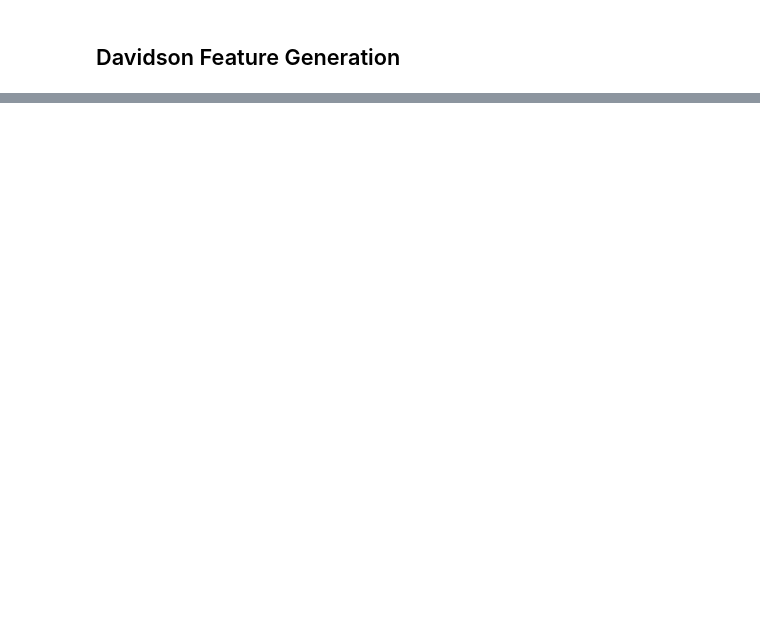
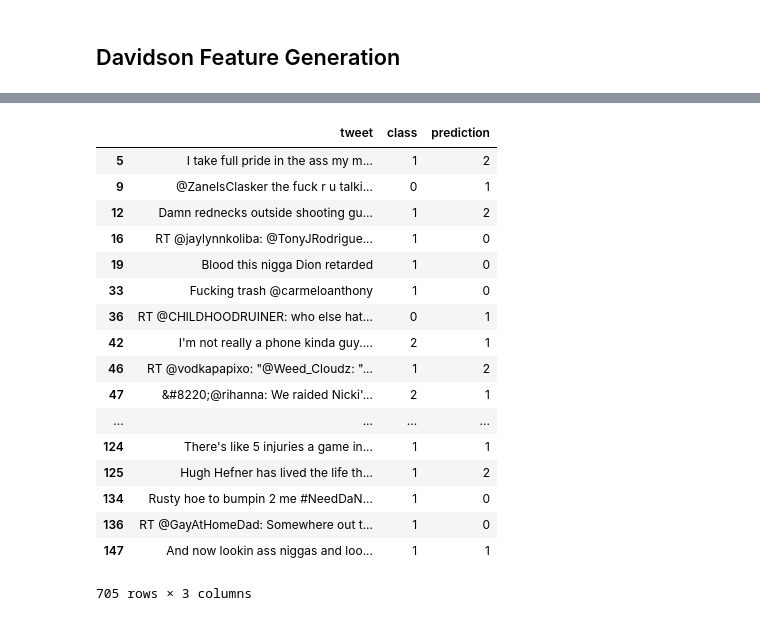
Before and after one commit to LACoderDeBH/CS224U_Final_Project_Hate_Speech_Detection_Explainability, a Jupyter notebook: our_model.ipynb, the cells around one changed output, grey strips where cells are left out. Saved outputs shown, nothing was run; the diff lists cells and outputs as text; code cells hidden in the pictures; blank space fills up the shorter version.

Commit message:
all csvs with correct and missed predictions added

```diff
--- a/our_model.ipynb
+++ b/our_model.ipynb
@@ -897,0 +1048,2 @@ See the caveats in the documentation: http://pandas.pydata.org/pandas-docs/stabl
+# %%
+bnt_hb_combined_preds = bnt_hb_combined_model.predict(test_M6)
@@ -897,0 +1052,2 @@ See the caveats in the documentation: http://pandas.pydata.org/pandas-docs/stabl
+# %%
+testing_tweets = test[['tweet','class']]
@@ -897,0 +1102,2 @@ See the caveats in the documentation: http://pandas.pydata.org/pandas-docs/stabl
+# %%
+test_bnt_hb_combined_missed, test_bnt_hb_combined_correct = evaluate(y_test, bnt_hb_combined_preds, testing_tweets)
@@ -897,0 +1124,3 @@ See the caveats in the documentation: http://pandas.pydata.org/pandas-docs/stabl
+# %%
+pd.set_option('display.max_colwidth', -1)
+pd.set_option('display.max_rows', 700)
@@ -897,0 +1189,21 @@ See the caveats in the documentation: http://pandas.pydata.org/pandas-docs/stabl
+# %%
+test_bnt_hb_combined_missed
+# %% [output]
+|  | tweet | class | prediction |
+| 5 | I take full pride in the ass my m... | 1 | 2 |
+| 9 | @ZaneIsClasker the fuck r u talki... | 0 | 1 |
+| 12 | Damn rednecks outside shooting gu... | 1 | 2 |
+| 16 | RT @jaylynnkoliba: @TonyJRodrigue... | 1 | 0 |
+| 19 | Blood this nigga Dion retarded | 1 | 0 |
+| 33 | Fucking trash @carmeloanthony | 1 | 0 |
+| 36 | RT @CHlLDHOODRUINER: who else hat... | 0 | 1 |
+| 42 | I'm not really a phone kinda guy.... | 2 | 1 |
+| 46 | RT @vodkapapixo: "@Weed_Cloudz: "... | 1 | 2 |
+| 47 | &#8220;@rihanna: We raided Nicki'... | 2 | 1 |
+| ... | ... | ... | ... |
+| 124 | There's like 5 injuries a game in... | 1 | 1 |
+| 125 | Hugh Hefner has lived the life th... | 1 | 2 |
+| 134 | Rusty hoe to bumpin 2 me #NeedDaN... | 1 | 0 |
+| 136 | RT @GayAtHomeDad: Somewhere out t... | 1 | 0 |
+| 147 | And now lookin ass niggas and loo... | 1 | 1 |
+705 rows × 3 columns
```
Also changed, not shown: parts of 200 cells of this notebook, 12 other files.
